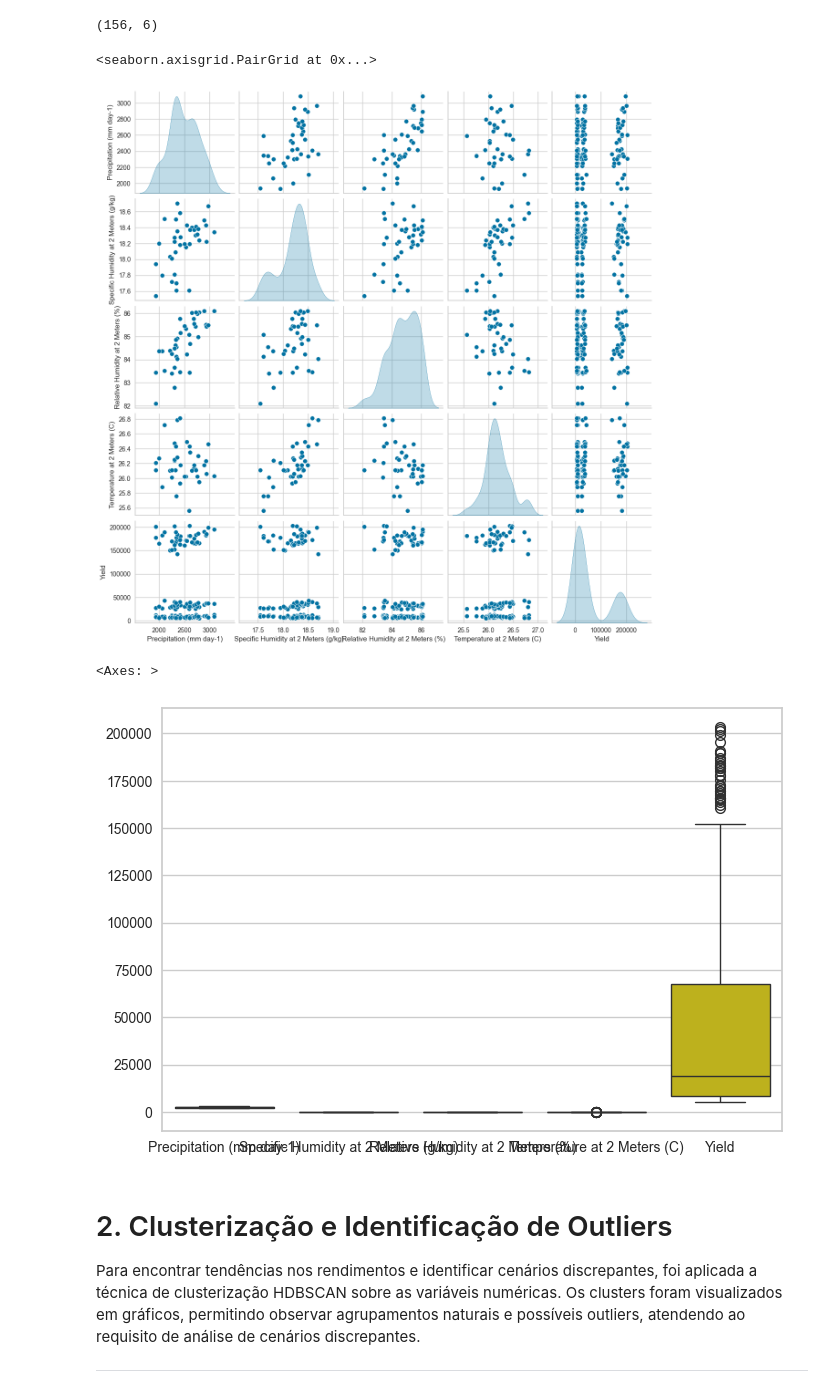
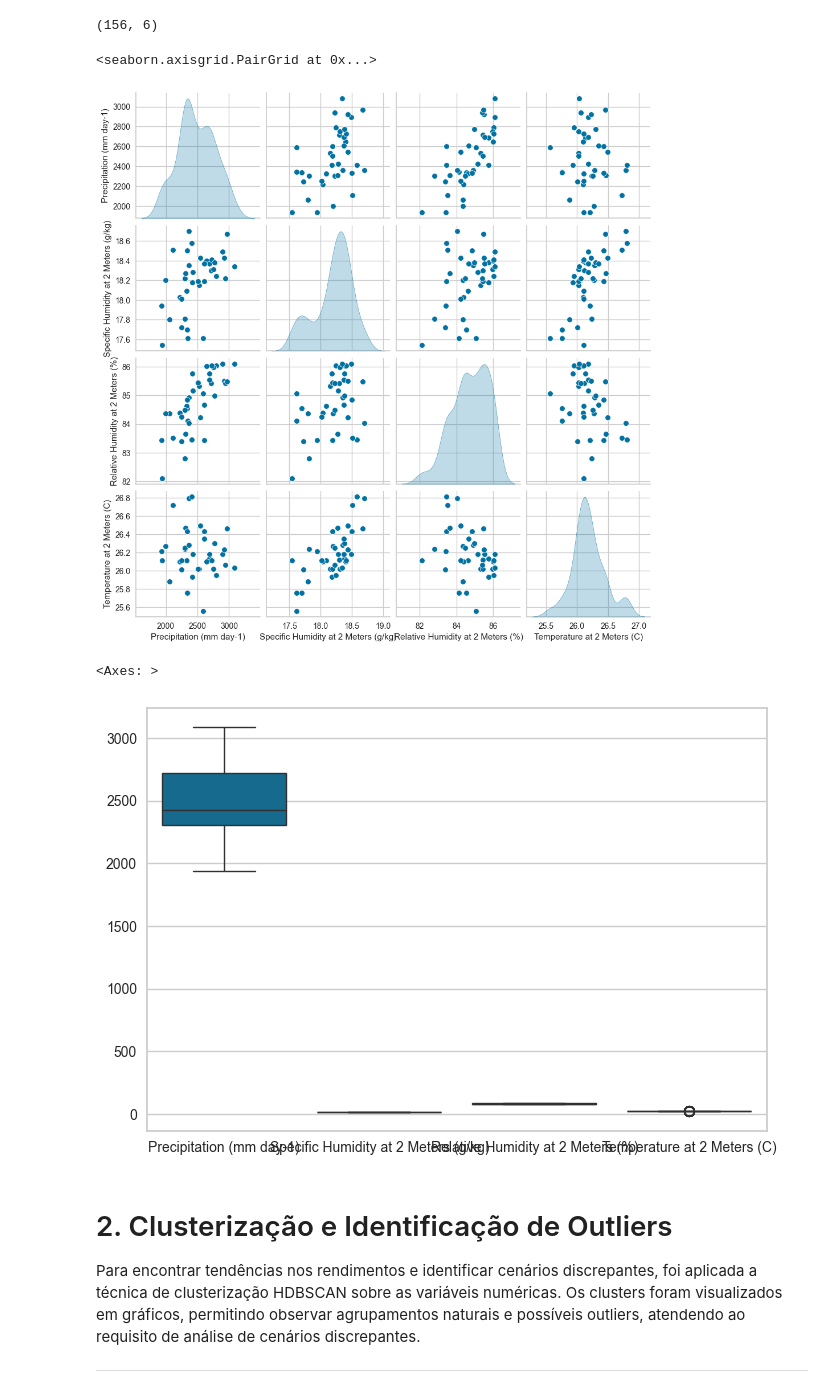
Before and after one commit to Hinten/fiap_fase5_cap1, a Jupyter notebook: src/entrega_1/treinamento_ia.ipynb, the cells around one changed output. Drawn from its saved outputs; the diff is of its cells as text; code cells hidden in the pictures.

```diff
--- a/src/entrega_1/treinamento_ia.ipynb
+++ b/src/entrega_1/treinamento_ia.ipynb
@@ -54,17 +45,19 @@ df.head()
 df.shape
 # %% [output]
 (156, 6)
+# %%
+df_classes = df.drop(["Yield"], axis=1)
 # %%
-sns.pairplot(df, diag_kind="kde")
+sns.pairplot(df_classes, diag_kind="kde")
 # %% [output]
 <seaborn.axisgrid.PairGrid at 0x...>
-[figure, old version]
+[figure, new version]
 # %%
 #BoxPlot
-sns.boxplot(data=df)
+sns.boxplot(data=df_classes)
 # %% [output]
 <Axes: >
-[figure, old version]
+[figure, new version]
 # %% [markdown]
 # 2. Clusterização e Identificação de Outliers
 
```
Also changed, not shown: parts of 11 cells of this notebook, 1 other file.
